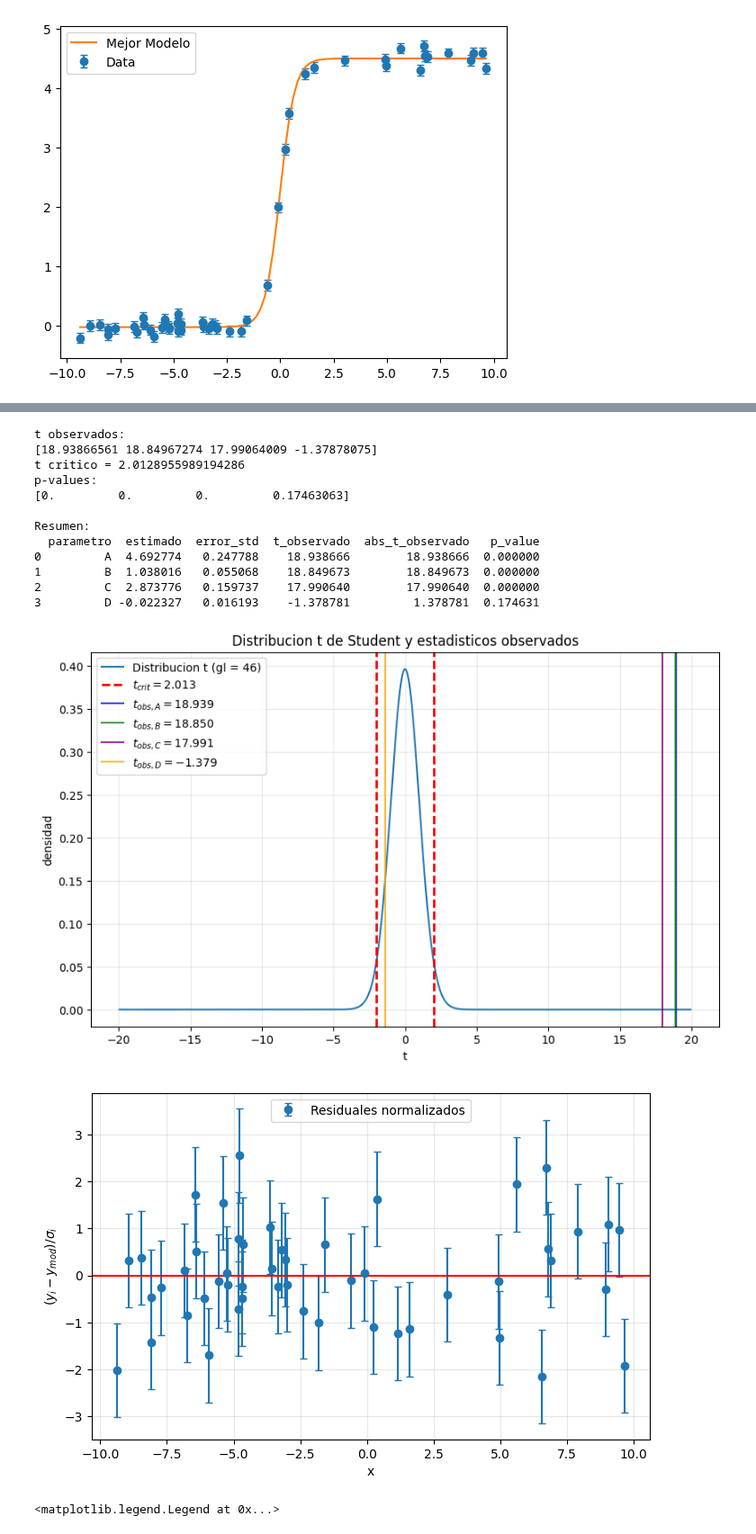
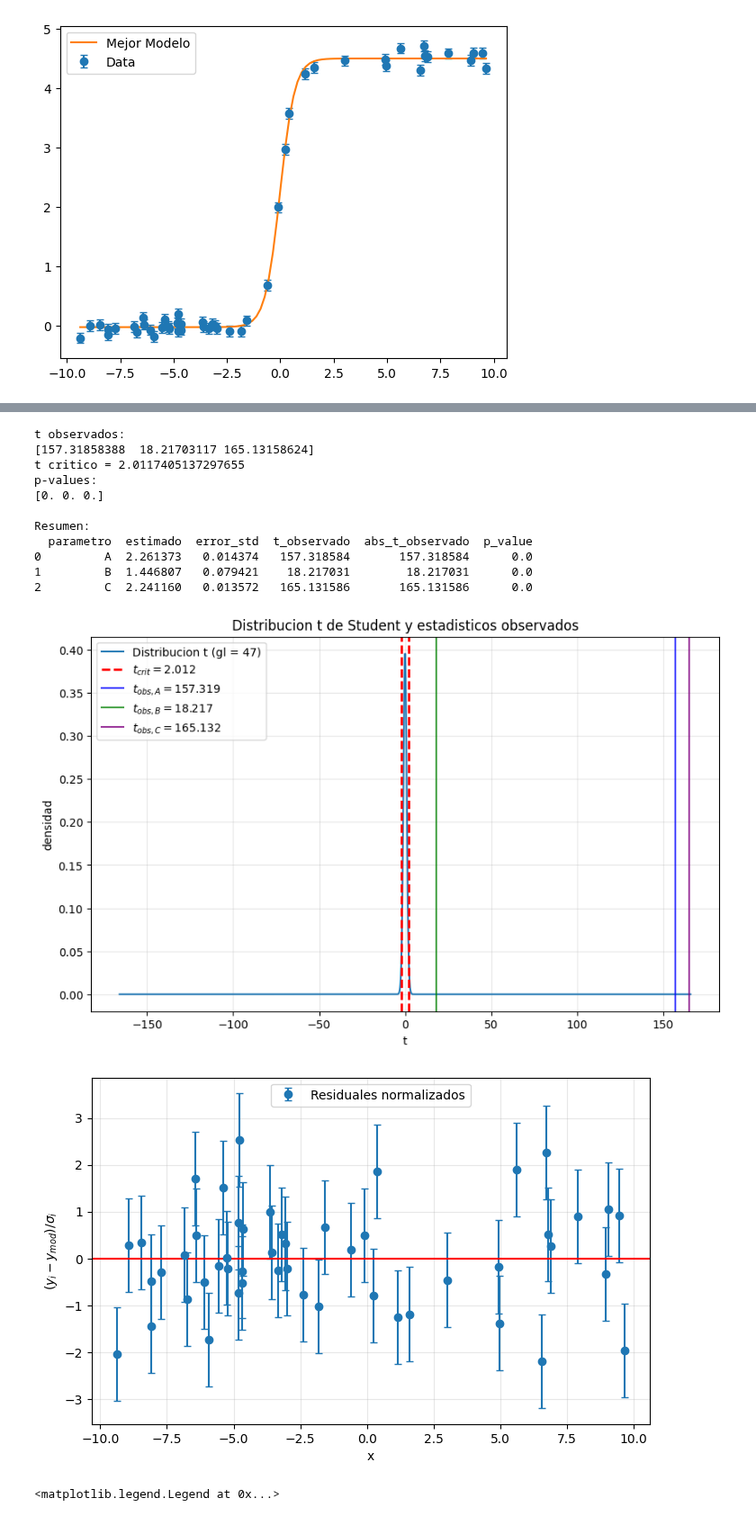
Before and after one commit to asegura4488/MetodosComputacionales2026, a Jupyter notebook: Semana12/AjusteNolineal.ipynb, the cells around one changed output, grey strips where cells are left out. Shown at 90% size. Drawn from its saved outputs; the diff is of its cells as text; code cells hidden in the pictures.

Commit message:
Tanh

```diff
--- a/Semana12/AjusteNolineal.ipynb
+++ b/Semana12/AjusteNolineal.ipynb
@@ -88,10 +88,11 @@ plt.legend()
 [figure]
 # %%
 # Ajustamos con curvefit - modificamos el modelo para el paquete
-def sigmoide(x, A, B, C, D):
-    return A / (B + np.exp(-C*x)) + D
+def sigmoide(x, A, B, C):
+   # return A / (B + np.exp(-C*x)) + D
+    return A  * np.tanh( B*x ) + C
 # %%
-p0 = np.array([1.,1.,1.,0.5])
+p0 = np.array([1.,1.,1.])
 p_cf, pcov_cf = curve_fit(
     sigmoide,
     x,
@@ -168,7 +168,7 @@ print("p-values:")
 print(p_values)
 
 # Resumen de parametros, errores y estadisticos t
-param_names = ['A', 'B', 'C', 'D']
+param_names = ['A', 'B', 'C']
 resumen_t = pd.DataFrame({
     'parametro': param_names,
     'estimado': p_cf,
@@ -204,43 +204,42 @@ colors = ['blue', 'green', 'purple', 'orange', 'black']
 # valores observados
 for nombre, t_obs, c in zip(param_names, t_stats, colors):
     plt.axvline(t_obs, alpha=0.8, color=c, label=fr'$t_{{obs,{nombre}}} = {t_obs:.3f}$')
 
 plt.xlabel('t')
 plt.ylabel('densidad')
 plt.title('Distribucion t de Student y estadisticos observados')
 plt.legend()
 plt.grid(alpha=0.3)
 plt.show()
 
 # ============================================================
 # RESIDUALES NORMALIZADOS
 # ============================================================
 residuales = (y - sigmoide(x, *p_cf)) / sigma
 
 plt.figure(figsize=(8, 5))
 plt.errorbar(x, residuales, yerr=np.ones_like(residuales), fmt='o',
              capsize=3, label='Residuales normalizados')
 plt.axhline(y=0, color='r', linestyle='-')
 plt.xlabel('x')
 plt.ylabel(r'$(y_i - y_{mod})/\sigma_i$')
 plt.legend()
 plt.grid(alpha=0.3)
 plt.show()
 # %% [output]
 t observados:
-[18.93866561 18.84967274 17.99064009 -1.37878075]
-t critico = 2.0128955989194286
+[157.31858388  18.21703117 165.13158624]
+t critico = 2.0117405137297655
 p-values:
-[0.         0.         0.         0.17463063]
+[0. 0. 0.]
 
 Resumen:
-  parametro  estimado  error_std  t_observado  abs_t_observado   p_value
-0         A  4.692774   0.247788    18.938666        18.938666  0.000000
-1         B  1.038016   0.055068    18.849673        18.849673  0.000000
-2         C  2.873776   0.159737    17.990640        17.990640  0.000000
-3         D -0.022327   0.016193    -1.378781         1.378781  0.174631
+  parametro  estimado  error_std  t_observado  abs_t_observado  p_value
+0         A  2.261373   0.014374   157.318584       157.318584      0.0
+1         B  1.446807   0.079421    18.217031        18.217031      0.0
+2         C  2.241160   0.013572   165.131586       165.131586      0.0
-[figure, old version]
+[figure, new version]
-[figure, old version]
+[figure, new version]
 # %%
 _x = np.linspace(min(x),max(x),100)
 _y = sigmoide(_x,*p_cf)
```
Also changed, not shown: parts of 7 cells of this notebook.
